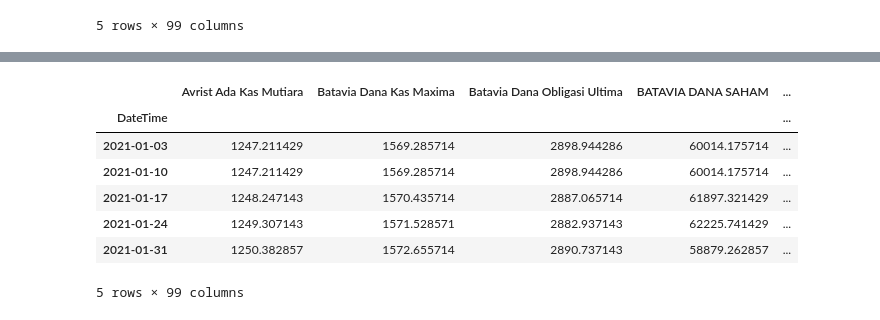
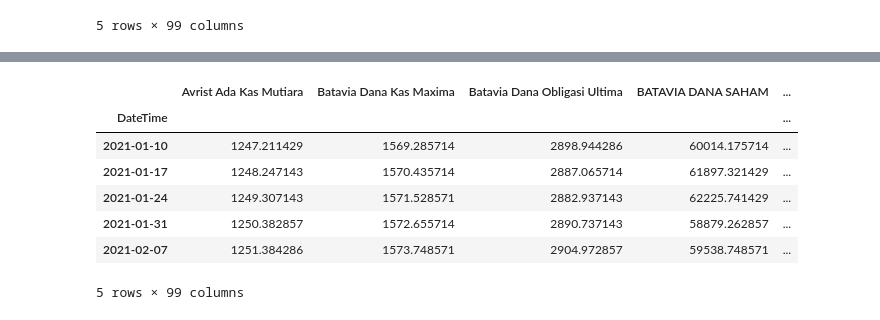
Before and after one commit to YogiAnggara129/portfolio-optimization-bibit, a Jupyter notebook: scripts/fund_scraping.ipynb, the cells around one changed output, grey strips where cells are left out. Drawn from its saved outputs; the diff is of its cells as text; code cells hidden in the pictures.

```diff
--- a/fund_scraping.ipynb
+++ b/scripts/fund_scraping.ipynb
@@ -200,14 +200,14 @@ Data columns (total 99 columns):
 dtypes: float64(99)
 memory usage: 60.6 KB
 # %%
-df_nav_bibit = df_nav_bibit.bfill()
+df_nav_bibit = df_nav_bibit.iloc[1:,].bfill()
 df_nav_bibit.head()
 # %% [output]
 |  | Avrist Ada Kas Mutiara | Batavia Dana Kas Maxima | Batavia Dana Obligasi Ultima | BATAVIA DANA SAHAM | ... |
 | DateTime |  |  |  |  | ... |
-| 2021-01-03 | 1247.211429 | 1569.285714 | 2898.944286 | 60014.175714 | ... |
 | 2021-01-10 | 1247.211429 | 1569.285714 | 2898.944286 | 60014.175714 | ... |
 | 2021-01-17 | 1248.247143 | 1570.435714 | 2887.065714 | 61897.321429 | ... |
 | 2021-01-24 | 1249.307143 | 1571.528571 | 2882.937143 | 62225.741429 | ... |
 | 2021-01-31 | 1250.382857 | 1572.655714 | 2890.737143 | 58879.262857 | ... |
+| 2021-02-07 | 1251.384286 | 1573.748571 | 2904.972857 | 59538.748571 | ... |
 5 rows × 99 columns
```
Also changed, not shown: parts of 7 cells of this notebook, 9 other files.
